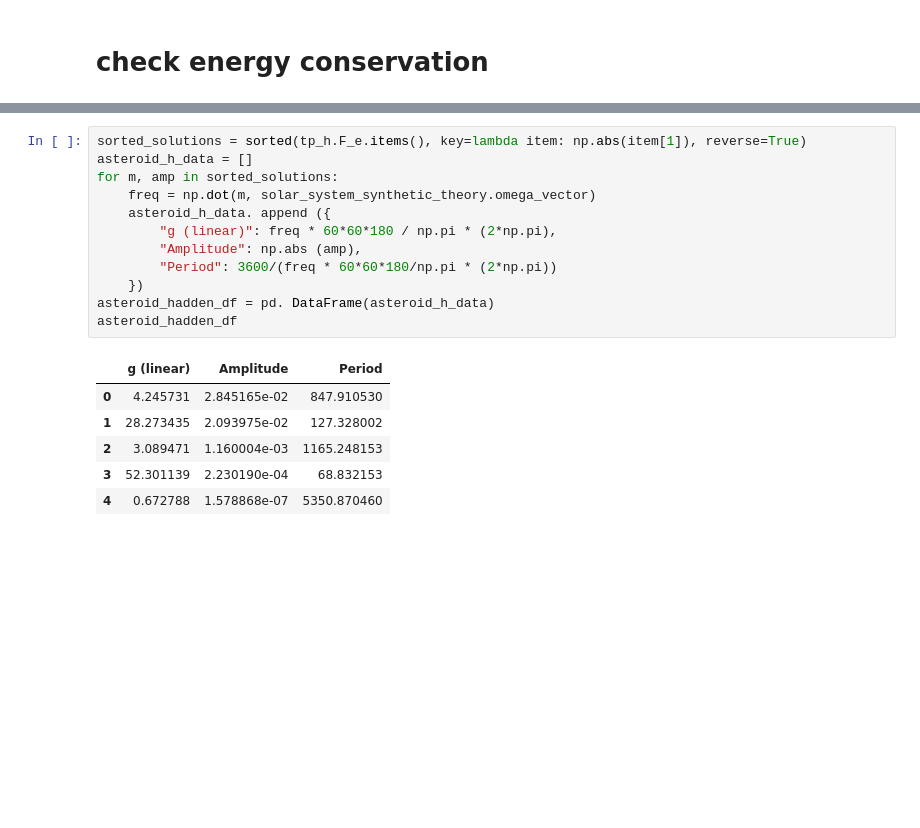
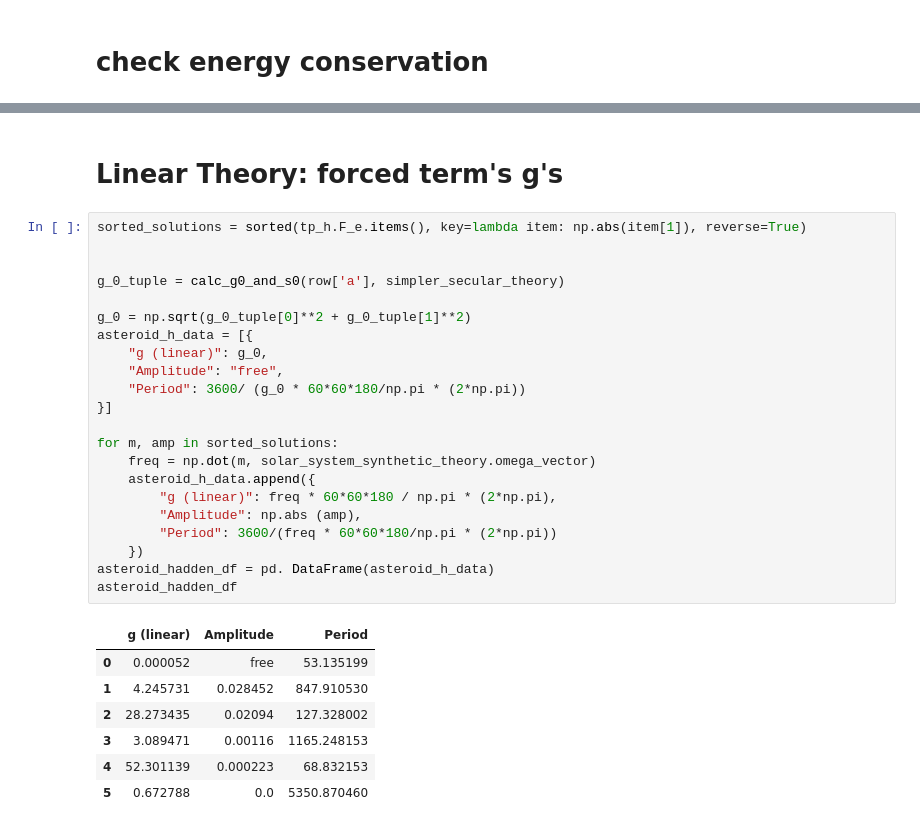
Before and after one commit to kavidey/action-angle-discovery, a Jupyter notebook: AsteroidCleanExample.ipynb, the cells around one changed output, grey strips where cells are left out. Drawn from its saved outputs; the diff is of its cells as text; blank space fills up the shorter version.

```diff
--- a/AsteroidCleanExample.ipynb
+++ b/AsteroidCleanExample.ipynb
@@ -326,19 +331,32 @@ asteroid_df
+# %% [markdown]
+# Linear Theory: forced term's g's
 # %%
 sorted_solutions = sorted(tp_h.F_e.items(), key=lambda item: np.abs(item[1]), reverse=True)
-asteroid_h_data = []
+
+
+g_0_tuple = calc_g0_and_s0(row['a'], simpler_secular_theory)
+
+g_0 = np.sqrt(g_0_tuple[0]**2 + g_0_tuple[1]**2)
+asteroid_h_data = [{
+	"g (linear)": g_0,
+	"Amplitude": "free",
+	"Period": 3600/ (g_0 * 60*60*180/np.pi * (2*np.pi))
+}]
+
 for m, amp in sorted_solutions:
 	freq = np.dot(m, solar_system_synthetic_theory.omega_vector)
-	asteroid_h_data. append ({
+	asteroid_h_data.append({
 		"g (linear)": freq * 60*60*180 / np.pi * (2*np.pi),
 		"Amplitude": np.abs (amp),
 		"Period": 3600/(freq * 60*60*180/np.pi * (2*np.pi))
 	})
 asteroid_hadden_df = pd. DataFrame(asteroid_h_data)
 asteroid_hadden_df
 # %% [output]
 |  | g (linear) | Amplitude | Period |
-| 0 | 4.245731 | 2.845165e-02 | 847.910530 |
-| 1 | 28.273435 | 2.093975e-02 | 127.328002 |
-| 2 | 3.089471 | 1.160004e-03 | 1165.248153 |
-| 3 | 52.301139 | 2.230190e-04 | 68.832153 |
-| 4 | 0.672788 | 1.578868e-07 | 5350.870460 |
+| 0 | 0.000052 | free | 53.135199 |
+| 1 | 4.245731 | 0.028452 | 847.910530 |
+| 2 | 28.273435 | 0.02094 | 127.328002 |
+| 3 | 3.089471 | 0.00116 | 1165.248153 |
+| 4 | 52.301139 | 0.000223 | 68.832153 |
+| 5 | 0.672788 | 0.0 | 5350.870460 |
```
Also changed, not shown: parts of 5 cells of this notebook.
